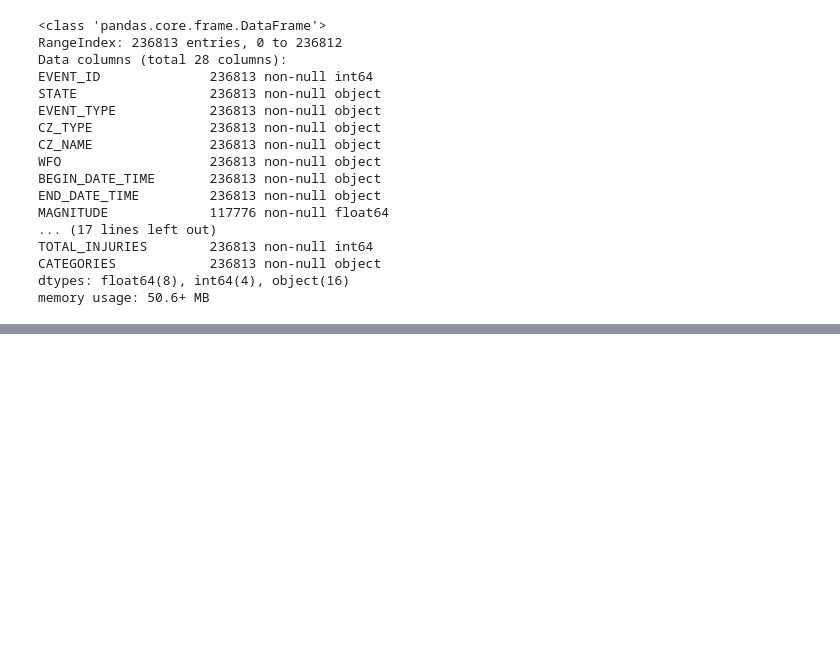
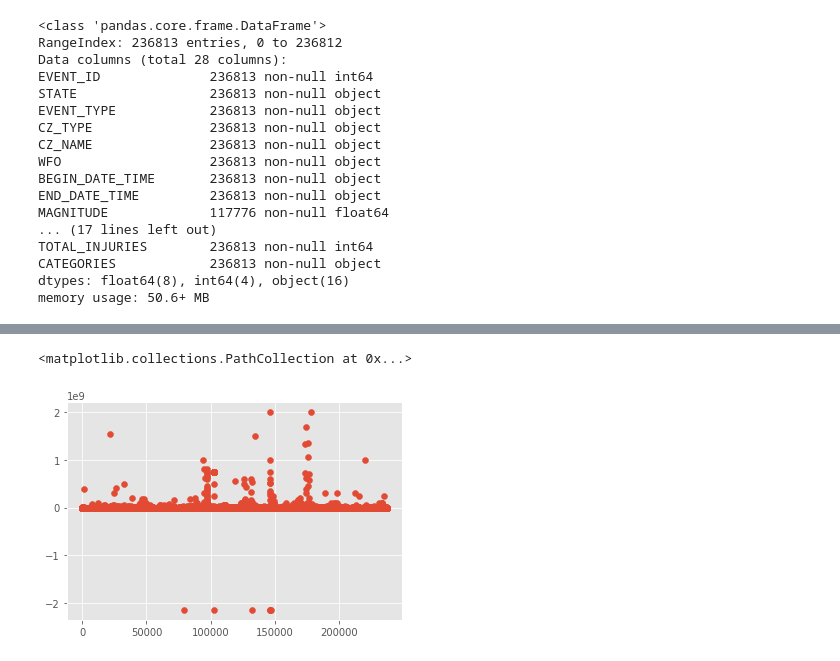
Before and after one commit to HzSaifee/Storm-Analysis-Report, a Jupyter notebook: storm-analysis.ipynb, the cells around one changed output, grey strips where cells are left out. Cells and saved outputs as stored; diff of their text form; code cells hidden in the pictures; blank space fills up the shorter version.

```diff
--- a/storm-analysis.ipynb
+++ b/storm-analysis.ipynb
@@ -219,0 +246,6 @@ memory usage: 50.6+ MB
+# %%
+x = storms.TOTAL_DAMAGE.index.values
+plt.scatter(x, storms.TOTAL_DAMAGE)
+# %% [output]
+<matplotlib.collections.PathCollection at 0x...>
+[figure, added]
```
Also changed, not shown: parts of 12 cells of this notebook.
